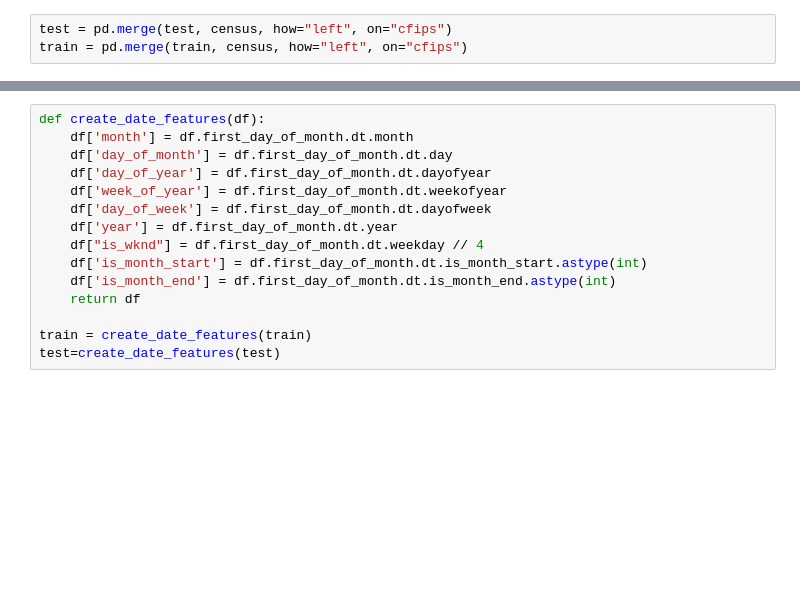
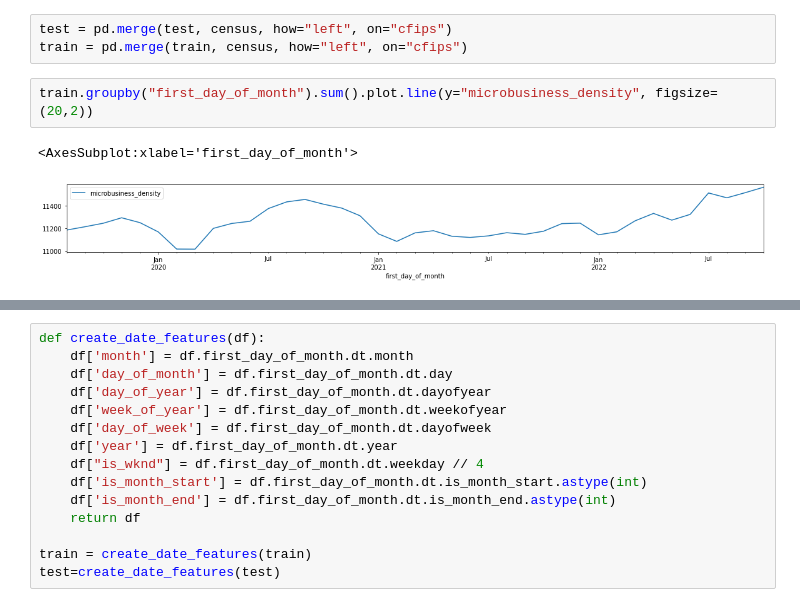
Before and after one commit to klncgty/Microbusiness-Density-Forecasting, a Jupyter notebook: godady.ipynb, the cells around one changed output, grey strips where cells are left out. Cells and saved outputs as stored; diff of their text form; blank space fills up the shorter version.

```diff
--- a/godady.ipynb
+++ b/godady.ipynb
@@ -95,6 +88,11 @@ train.shape
 # %%
 test = pd.merge(test, census, how="left", on="cfips")
 train = pd.merge(train, census, how="left", on="cfips")
+# %%
+train.groupby("first_day_of_month").sum().plot.line(y="microbusiness_density", figsize=(20,2))
+# %% [output]
+<AxesSubplot:xlabel='first_day_of_month'>
+[figure, added]
 # %%
 train["microbusiness_density"].hist(figsize=(12,8))
 # %% [output]
```
Also changed, not shown: parts of 17 cells of this notebook.
